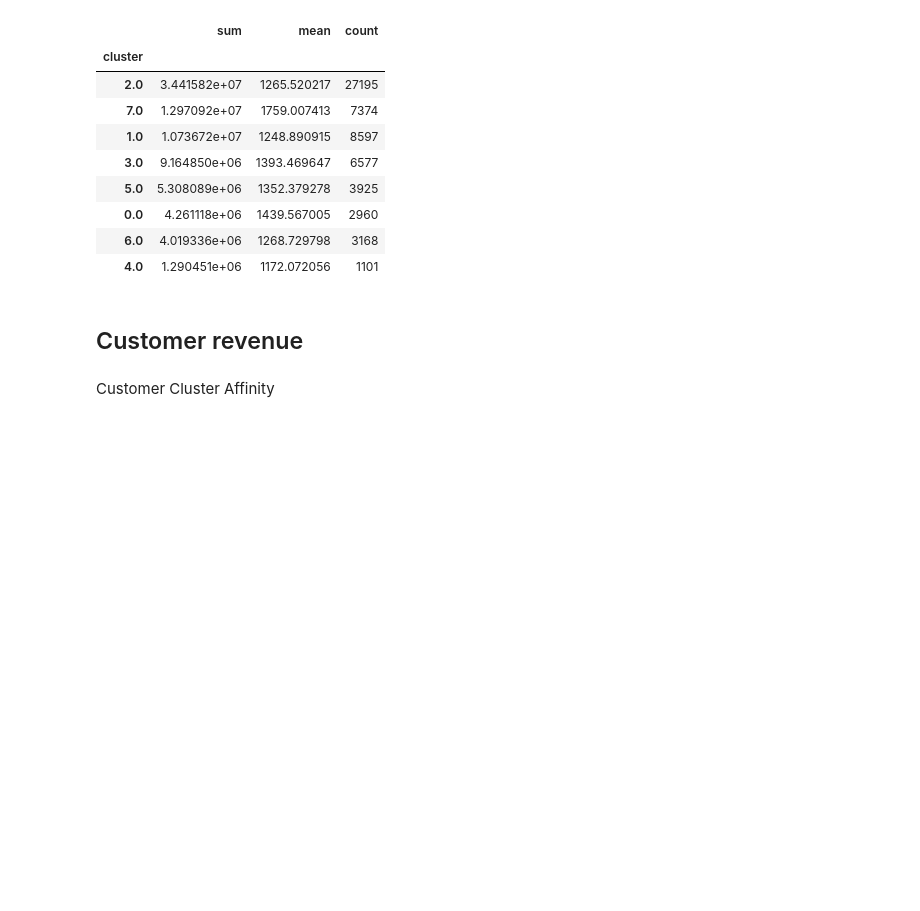
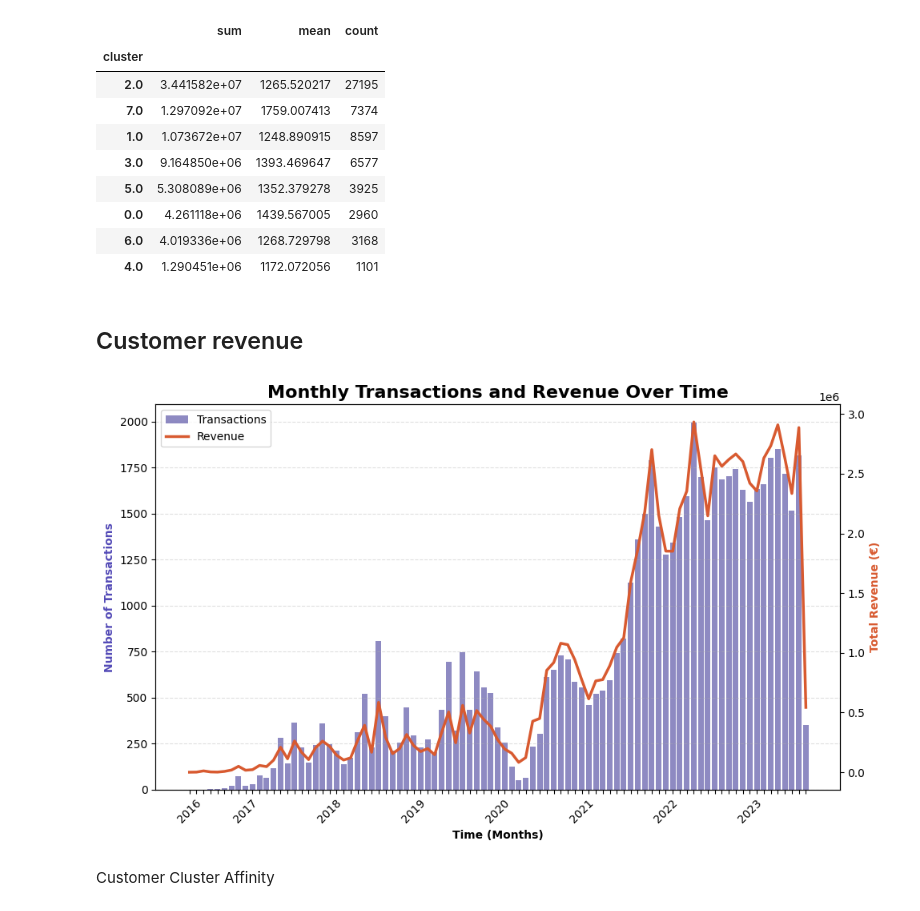
Before and after one commit to juliusatgit/Marketing-Analytics, a Jupyter notebook: notebooks/02_Business_Profiling.ipynb, the cells around one changed output. Drawn from its saved outputs; the diff is of its cells as text; code cells hidden in the pictures; blank space fills up the shorter version.

Commit message:
Added plot

```diff
--- a/notebooks/02_Business_Profiling.ipynb
+++ b/notebooks/02_Business_Profiling.ipynb
@@ -361,6 +361,94 @@ cluster_revenue
 | 4.0 | 1.290451e+06 | 1172.072056 | 1101 |
 # %% [markdown]
 ## Customer revenue
+# %%
+# --- SETUP: Replace these with your actual column names ---
+# df = your_dataframe
+# date_col = 'created_at'  # The column containing the transaction date
+# revenue_col = 'price'    # The column containing the revenue/price
+# id_col = 'order_id'      # A unique ID to count transactions
+# ---------------------------------------------------------
+
+# 1. Ensure the date column is actually a datetime object
+transactions_export["date"] = pd.to_datetime(transactions_export["date"])
+
+# 2. Aggregate the data (e.g., by Month)
+# We group by the Year-Month to get a clean timeline
+monthly_data = transactions_export.groupby(transactions_export["date"].dt.to_period('M')).agg(
+    total_transactions=("revenue", 'count'),
+    total_revenue=("revenue", 'sum')
+).reset_index()
+
+# Convert the Period object back to a string/timestamp for plotting
+monthly_data["date"] = monthly_data["date"].dt.to_timestamp()
+
+# 3. Create the Dual-Axis Plot
+fig, ax1 = plt.subplots(figsize=(10, 6))
+
+# Plot 1: Transactions as Bar Chart (Left Y-Axis)
+sns.barplot(
+    data=monthly_data,
+    x="date",
+    y='total_transactions',
+    color="#534AB7",
+    alpha=0.7,
+    ax=ax1,
+    label='Transactions'
+)
+
+ax1.set_xlabel('Time (Months)', fontweight='bold')
+ax1.set_ylabel('Number of Transactions', color="#534AB7", fontweight='bold')
+ax1.tick_params(axis='y')
+
+x_dates = monthly_data["date"].dt.strftime('%Y-%m')
+clean_labels = []
+
+for i, date_str in enumerate(x_dates):
+    year, month = date_str.split('-')
+    # Only show the year if it's January OR if it's the very first data point on the chart
+    if month == '01' or i == 0:
+        clean_labels.append(year)
+    else:
+        clean_labels.append('') # Leave the rest blank for a clean look
+
+ax1.set_xticks(range(len(x_dates)))
+ax1.set_xticklabels(clean_labels, rotation=45, ha='center') # Set rotation to 0 since years fit nicely
+
+
+# Plot 2: Revenue as Line Chart (Right Y-Axis)
+ax2 = ax1.twinx()  # Create a second y-axis that shares the same x-axis
+sns.lineplot(
+    data=monthly_data,
+    x=ax1.get_xticks(), # Align line plot with bar plot x-coordinates
+    y='total_revenue',
+    color="#D85A30",
+    linewidth=2.5,
+    ax=ax2,
+    label='Revenue'
+)
+
+ax2.set_ylabel('Total Revenue (€)', color="#D85A30", fontweight='bold')
+ax2.tick_params(axis='y')
+
+# Final Touches: Title and Grid
+plt.title('Monthly Transactions and Revenue Over Time', fontsize=16, fontweight='bold')
+ax1.grid(axis='y', linestyle='--', alpha=0.4)
+
+# Remove Seaborn's automatic legends if they exist
+if ax1.get_legend():
+    ax1.get_legend().remove()
+if ax2.get_legend():
+    ax2.get_legend().remove()
+
+# Combine legends from both axes
+lines_1, labels_1 = ax1.get_legend_handles_labels()
+lines_2, labels_2 = ax2.get_legend_handles_labels()
+ax2.legend(lines_1 + lines_2, labels_1 + labels_2, loc='upper left')
+
+plt.tight_layout()
+plt.show()
+# %% [output]
+[figure, added]
 # %%
 customer_revenue = rentals_clean.groupby("customer.id")["revenue"].sum()
 # %% [markdown]
```
Also changed, not shown: parts of 13 cells of this notebook.
